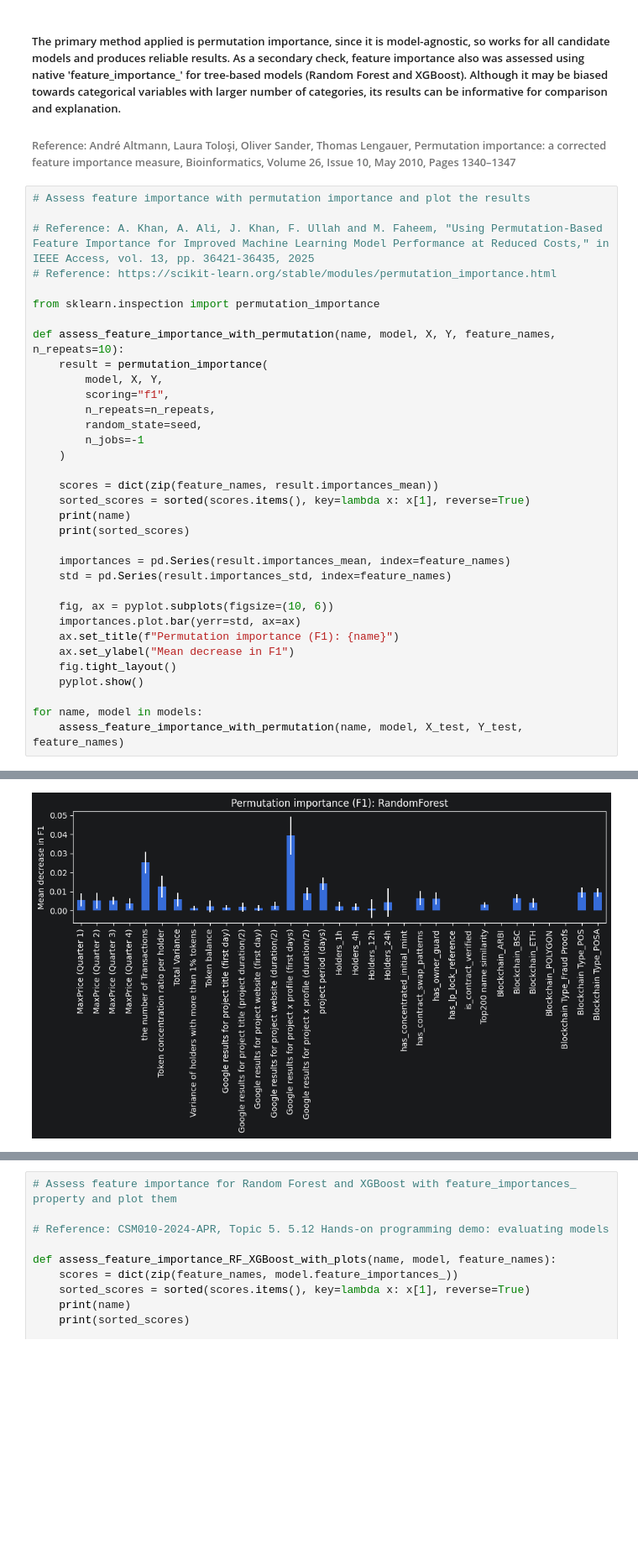
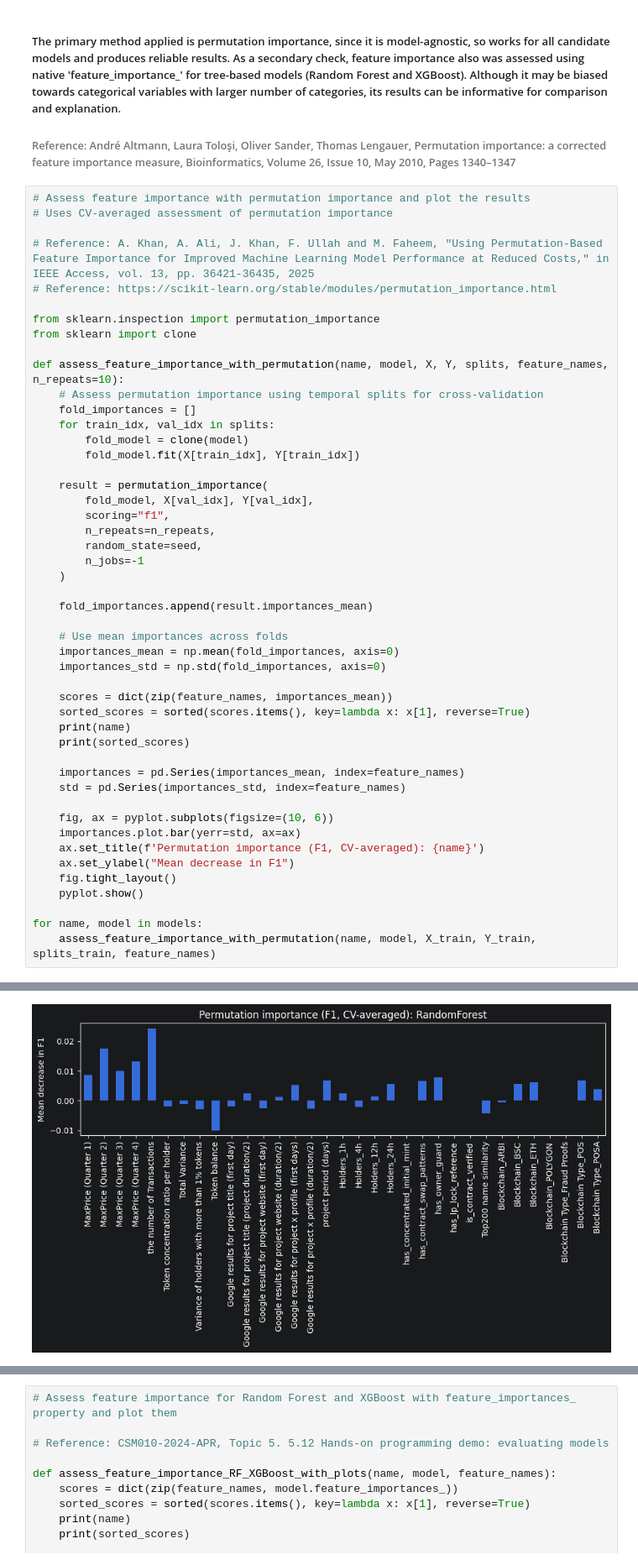
Before and after one commit to Luero/ML_RugPull_Detector, a Jupyter notebook: data analysis and model training/General pipeline for experimentations.ipynb, the cells around one changed output, grey strips where cells are left out. Shown at 84% size. Cells and saved outputs as stored; diff of their text form; blank space fills up the shorter version.

Commit message:
Amend permutation assessment script

```diff
--- a/data analysis and model training/General pipeline for experimentations.ipynb
+++ b/data analysis and model training/General pipeline for experimentations.ipynb
@@ -644,37 +613,51 @@ SVC: Time taken: 0.18 seconds
 ###### Reference: André Altmann, Laura Toloşi, Oliver Sander, Thomas Lengauer, Permutation importance: a corrected feature importance measure, Bioinformatics, Volume 26, Issue 10, May 2010, Pages 1340–1347
 # %%
 # Assess feature importance with permutation importance and plot the results
+# Uses CV-averaged assessment of permutation importance
 
 # Reference: A. Khan, A. Ali, J. Khan, F. Ullah and M. Faheem, "Using Permutation-Based Feature Importance for Improved Machine Learning Model Performance at Reduced Costs," in IEEE Access, vol. 13, pp. 36421-36435, 2025
 # Reference: https://scikit-learn.org/stable/modules/permutation_importance.html
 
 from sklearn.inspection import permutation_importance
+from sklearn import clone
 
-def assess_feature_importance_with_permutation(name, model, X, Y, feature_names, n_repeats=10):
+def assess_feature_importance_with_permutation(name, model, X, Y, splits, feature_names, n_repeats=10):
+    # Assess permutation importance using temporal splits for cross-validation
+    fold_importances = []
+    for train_idx, val_idx in splits:
+        fold_model = clone(model)
+        fold_model.fit(X[train_idx], Y[train_idx])
+
     result = permutation_importance(
-        model, X, Y,
+        fold_model, X[val_idx], Y[val_idx],
         scoring="f1",
         n_repeats=n_repeats,
         random_state=seed,
         n_jobs=-1
     )
 
-    scores = dict(zip(feature_names, result.importances_mean))
+    fold_importances.append(result.importances_mean)
+
+    # Use mean importances across folds
+    importances_mean = np.mean(fold_importances, axis=0)
+    importances_std = np.std(fold_importances, axis=0)
+
+    scores = dict(zip(feature_names, importances_mean))
     sorted_scores = sorted(scores.items(), key=lambda x: x[1], reverse=True)
     print(name)
     print(sorted_scores)
 
-    importances = pd.Series(result.importances_mean, index=feature_names)
-    std = pd.Series(result.importances_std, index=feature_names)
+    importances = pd.Series(importances_mean, index=feature_names)
+    std = pd.Series(importances_std, index=feature_names)
 
     fig, ax = pyplot.subplots(figsize=(10, 6))
     importances.plot.bar(yerr=std, ax=ax)
-    ax.set_title(f"Permutation importance (F1): {name}")
+    ax.set_title(f'Permutation importance (F1, CV-averaged): {name}')
     ax.set_ylabel("Mean decrease in F1")
     fig.tight_layout()
     pyplot.show()
 
 for name, model in models:
-    assess_feature_importance_with_permutation(name, model, X_test, Y_test, feature_names)
+    assess_feature_importance_with_permutation(name, model, X_train, Y_train, splits_train, feature_names)
 # %% [output]
 RandomForest
@@ -682,2 +665,2 @@ RandomForest
-[figure, old version]
+[figure, new version]
 XGBoost
```
Also changed, not shown: parts of 6 cells of this notebook.
